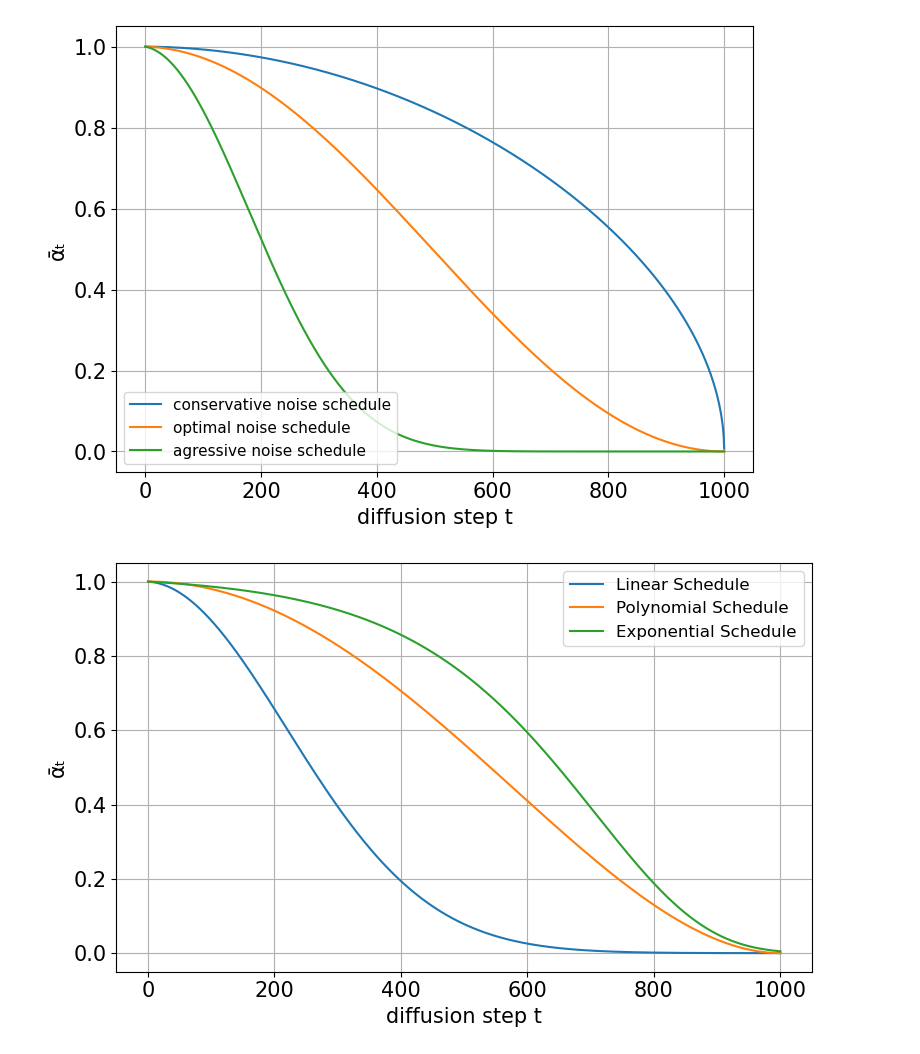
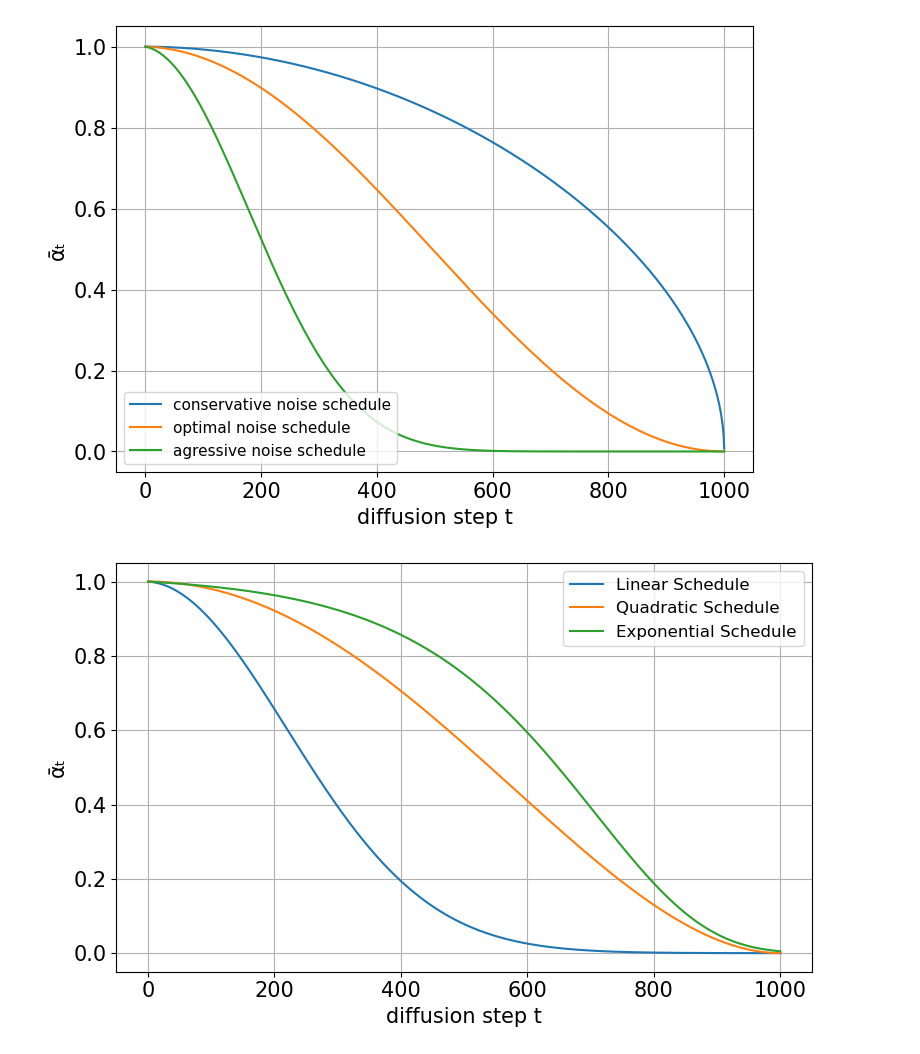
Before and after one commit to thelikhit/e3_diffusion_for_molecules, a Jupyter notebook: noise_schedules.ipynb, the cells around one changed output. Saved outputs shown, nothing was run; the diff lists cells and outputs as text; code cells hidden in the pictures.

```diff
--- a/noise_schedules.ipynb
+++ b/noise_schedules.ipynb
@@ -195,35 +195,35 @@ def linear_beta_schedule(timesteps, beta_start=0.0001, beta_end=0.02):
 def exponential_beta_schedule(timesteps, beta_start=1e-4, beta_end=0.03):
     steps = timesteps + 1
     t = np.linspace(0, 1, steps)
     betas = beta_start * (beta_end / beta_start) ** t
     alphas = 1 - betas
     alphas_cumprod = np.cumprod(alphas)
     return alphas_cumprod
 
 # ---------- Plot schedules ----------
 
 timesteps = 1000
 t = np.arange(timesteps + 1)
 
 poly2 = polynomial_schedule(timesteps, power=2)
 poly3 = polynomial_schedule(timesteps, power=3)
 linear = linear_beta_schedule(timesteps)
 
 exp_beta = exponential_beta_schedule(timesteps)
 
 plt.figure(figsize=(8, 5))
 plt.plot(t, linear, label="Linear Schedule")
-plt.plot(t, poly2, label="Polynomial Schedule")
+plt.plot(t, poly2, label="Quadratic Schedule")
 plt.plot(t, exp_beta, label="Exponential Schedule")
 
 plt.xlabel("diffusion step t")
 plt.ylabel("ᾱₜ")
 plt.legend()
 plt.grid(True)
 plt.tight_layout()
 plt.show()
 # %% [output]
-[figure, old version]
+[figure, new version]
 # %%
 stable_quad = [
     "/content/molecule_stable_000_molecules_eval_quad_9_baseline_viz_appendix.jpg",
```
